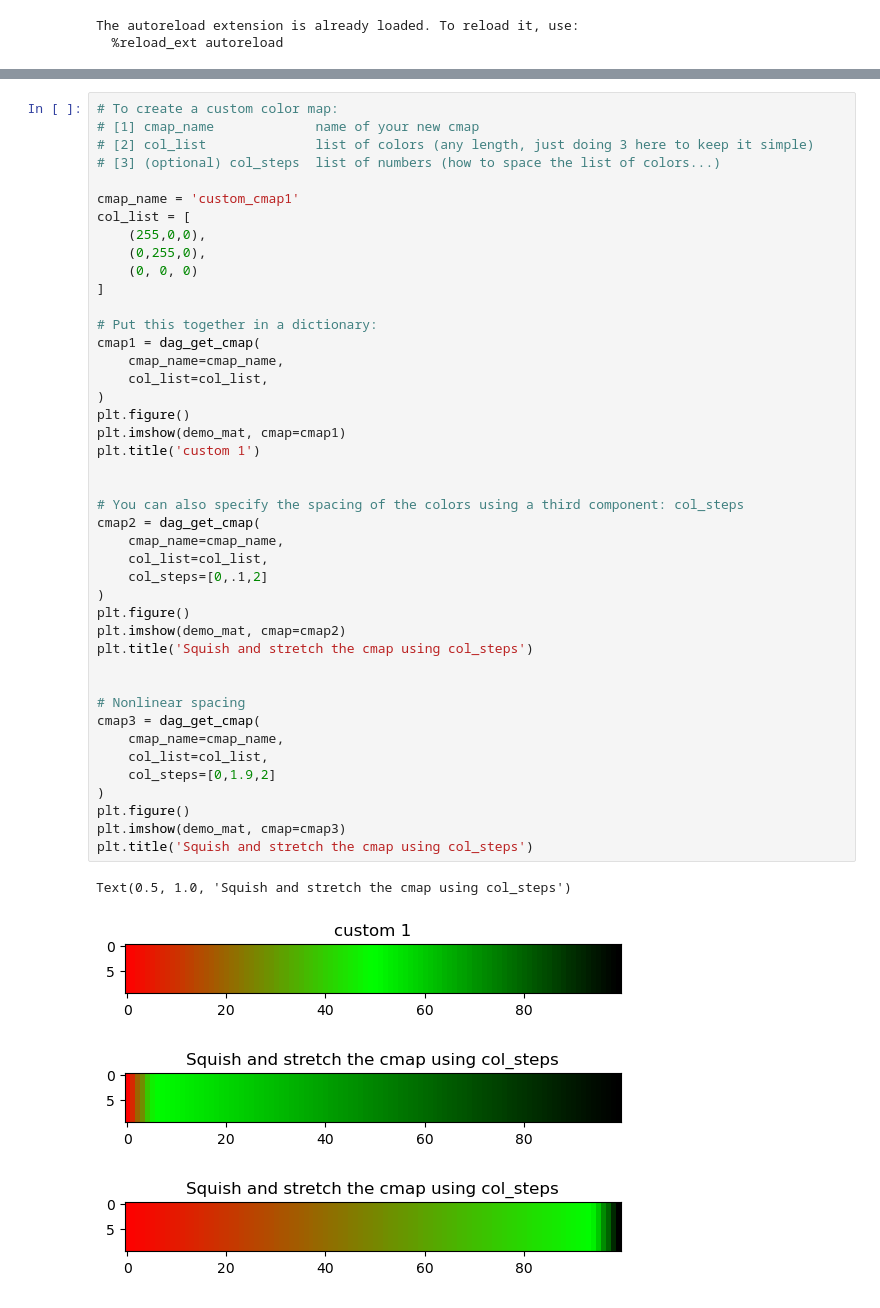
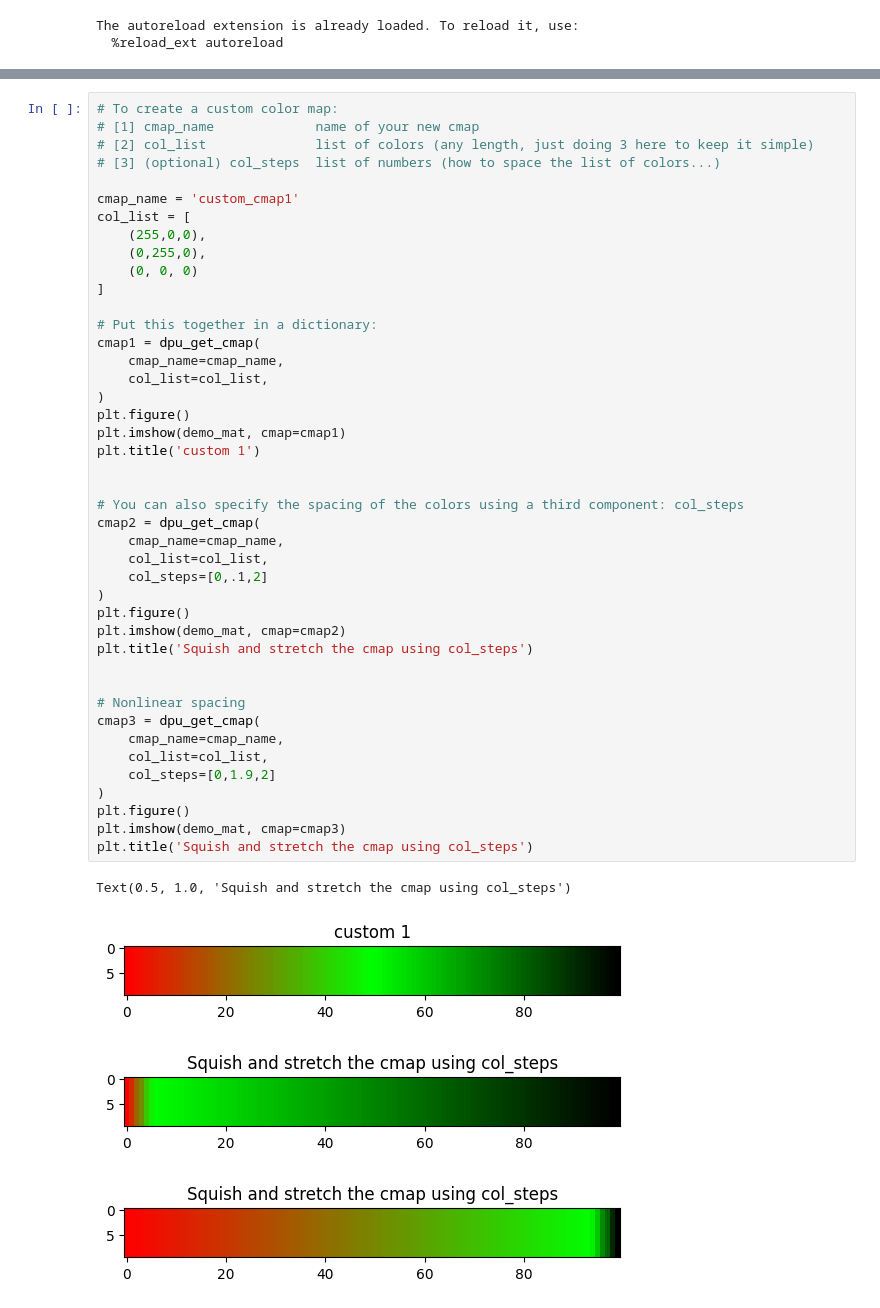
Before and after one commit to mdaghlian/dpu_mini, a Jupyter notebook: notebooks/colormaps.ipynb, the cells around one changed output, grey strips where cells are left out. Cells and saved outputs as stored; diff of their text form.

```diff
--- a/notebooks/colormaps.ipynb
+++ b/notebooks/colormaps.ipynb
@@ -55,39 +55,39 @@ col_list = [
 ]
 
 # Put this together in a dictionary:
-cmap1 = dag_get_cmap(
+cmap1 = dpu_get_cmap(
     cmap_name=cmap_name,
     col_list=col_list,
 )
 plt.figure()
 plt.imshow(demo_mat, cmap=cmap1)
 plt.title('custom 1')
 
 
 # You can also specify the spacing of the colors using a third component: col_steps
-cmap2 = dag_get_cmap(
+cmap2 = dpu_get_cmap(
     cmap_name=cmap_name,
     col_list=col_list,
     col_steps=[0,.1,2]
 )
 plt.figure()
 plt.imshow(demo_mat, cmap=cmap2)
 plt.title('Squish and stretch the cmap using col_steps')
 
 
 # Nonlinear spacing
-cmap3 = dag_get_cmap(
+cmap3 = dpu_get_cmap(
     cmap_name=cmap_name,
     col_list=col_list,
     col_steps=[0,1.9,2]
 )
 plt.figure()
 plt.imshow(demo_mat, cmap=cmap3)
 plt.title('Squish and stretch the cmap using col_steps')
 # %% [output]
 Text(0.5, 1.0, 'Squish and stretch the cmap using col_steps')
-[figure, old version]
+[figure, new version]
-[figure, old version]
+[figure, new version]
-[figure, old version]
+[figure, new version]
 # %%
 # This also supports a variety of ways of defining colors:
```
Also changed, not shown: parts of 8 cells of this notebook, 30 other files.
